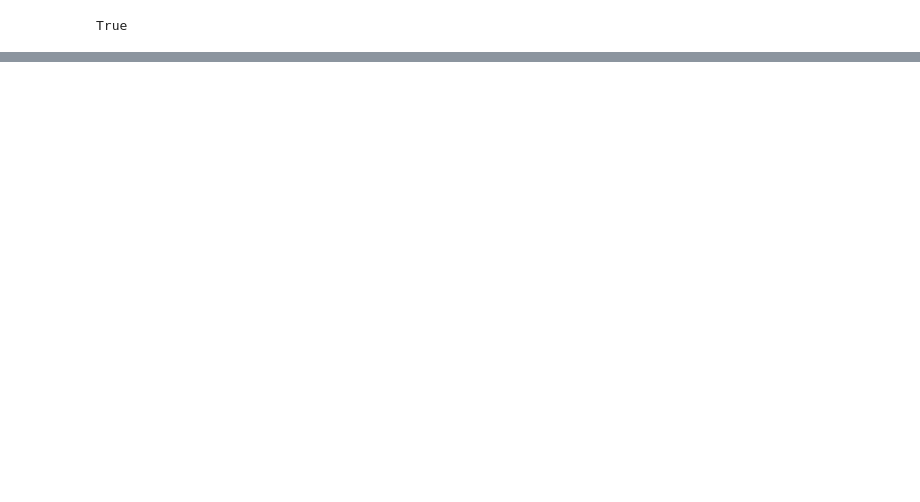
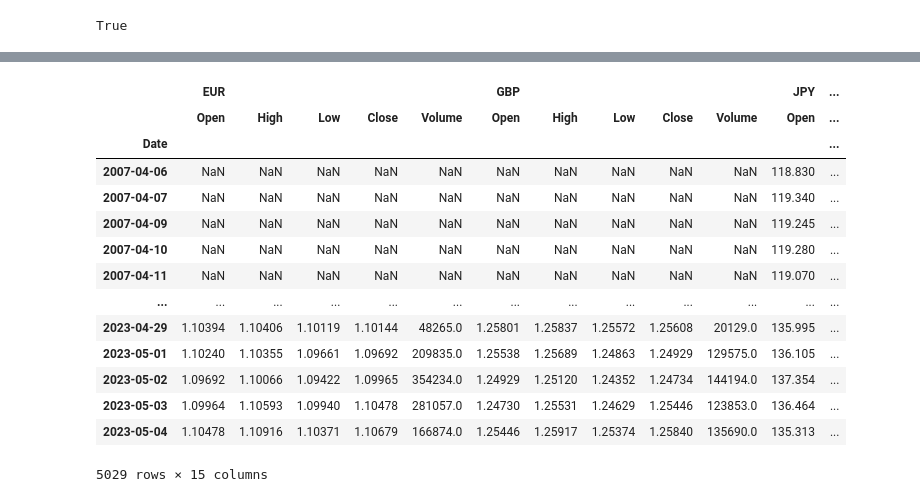
Before and after one commit to minhanhle93/Crypto-Forecasting, a Jupyter notebook: Notebook/crypto_data_analysis.ipynb, the cells around one changed output, grey strips where cells are left out. Cells and saved outputs as stored; diff of their text form; code cells hidden in the pictures; blank space fills up the shorter version.

Commit message:
forex-df

```diff
--- a/Notebook/crypto_data_analysis.ipynb
+++ b/Notebook/crypto_data_analysis.ipynb
@@ -72,0 +100,5 @@ stocks_df
+# %%
+# Reading EUR
+EUR_path = Path("../resources/EURUSD.csv")
+EUR_df = pd.read_csv(EUR_path, index_col = "Date", parse_dates = True, infer_datetime_format = True)
+EUR_df.head()
@@ -72,0 +113,5 @@ stocks_df
+# %%
+# Reading GBP
+GBP_path = Path("../resources/GBPUSD.csv")
+GBP_df = pd.read_csv(GBP_path, index_col = "Date", parse_dates = True, infer_datetime_format = True)
+GBP_df.head()
@@ -72,0 +126,5 @@ stocks_df
+# %%
+# Reading JPY
+JPY_path = Path("../resources/JPYUSD.csv")
+JPY_df = pd.read_csv(JPY_path, index_col = "Date", parse_dates = True, infer_datetime_format = True)
+JPY_df.head()
@@ -72,0 +139,22 @@ stocks_df
+# %%
+# Concatenate the DataFrames
+forex_df = pd.concat([EUR_df, GBP_df, JPY_df],axis=1, keys=["EUR","GBP", "JPY"])
+
+# Preview DataFrame
+forex_df
+# %% [output]
+|  | EUR |  |  |  |  | GBP |  |  |  |  | JPY | ... |
+|  | Open | High | Low | Close | Volume | Open | High | Low | Close | Volume | Open | ... |
+| Date |  |  |  |  |  |  |  |  |  |  |  | ... |
+| 2007-04-06 | NaN | NaN | NaN | NaN | NaN | NaN | NaN | NaN | NaN | NaN | 118.830 | ... |
+| 2007-04-07 | NaN | NaN | NaN | NaN | NaN | NaN | NaN | NaN | NaN | NaN | 119.340 | ... |
+| 2007-04-09 | NaN | NaN | NaN | NaN | NaN | NaN | NaN | NaN | NaN | NaN | 119.245 | ... |
+| 2007-04-10 | NaN | NaN | NaN | NaN | NaN | NaN | NaN | NaN | NaN | NaN | 119.280 | ... |
+| 2007-04-11 | NaN | NaN | NaN | NaN | NaN | NaN | NaN | NaN | NaN | NaN | 119.070 | ... |
+| ... | ... | ... | ... | ... | ... | ... | ... | ... | ... | ... | ... | ... |
+| 2023-04-29 | 1.10394 | 1.10406 | 1.10119 | 1.10144 | 48265.0 | 1.25801 | 1.25837 | 1.25572 | 1.25608 | 20129.0 | 135.995 | ... |
+| 2023-05-01 | 1.10240 | 1.10355 | 1.09661 | 1.09692 | 209835.0 | 1.25538 | 1.25689 | 1.24863 | 1.24929 | 129575.0 | 136.105 | ... |
+| 2023-05-02 | 1.09692 | 1.10066 | 1.09422 | 1.09965 | 354234.0 | 1.24929 | 1.25120 | 1.24352 | 1.24734 | 144194.0 | 137.354 | ... |
+| 2023-05-03 | 1.09964 | 1.10593 | 1.09940 | 1.10478 | 281057.0 | 1.24730 | 1.25531 | 1.24629 | 1.25446 | 123853.0 | 136.464 | ... |
+| 2023-05-04 | 1.10478 | 1.10916 | 1.10371 | 1.10679 | 166874.0 | 1.25446 | 1.25917 | 1.25374 | 1.25840 | 135690.0 | 135.313 | ... |
+5029 rows × 15 columns
```
Also changed, not shown: parts of 11 cells of this notebook, 3 other files.
